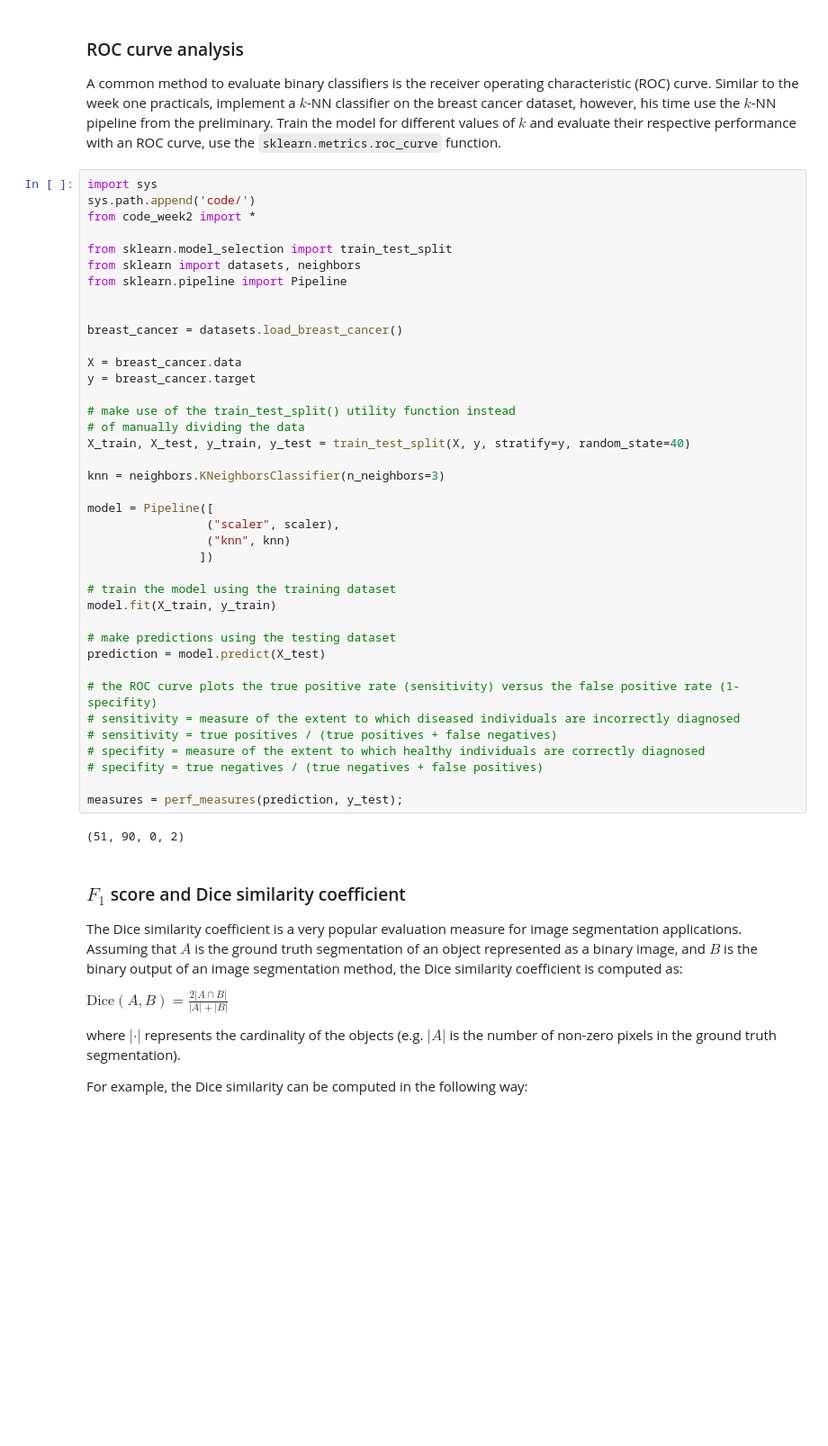
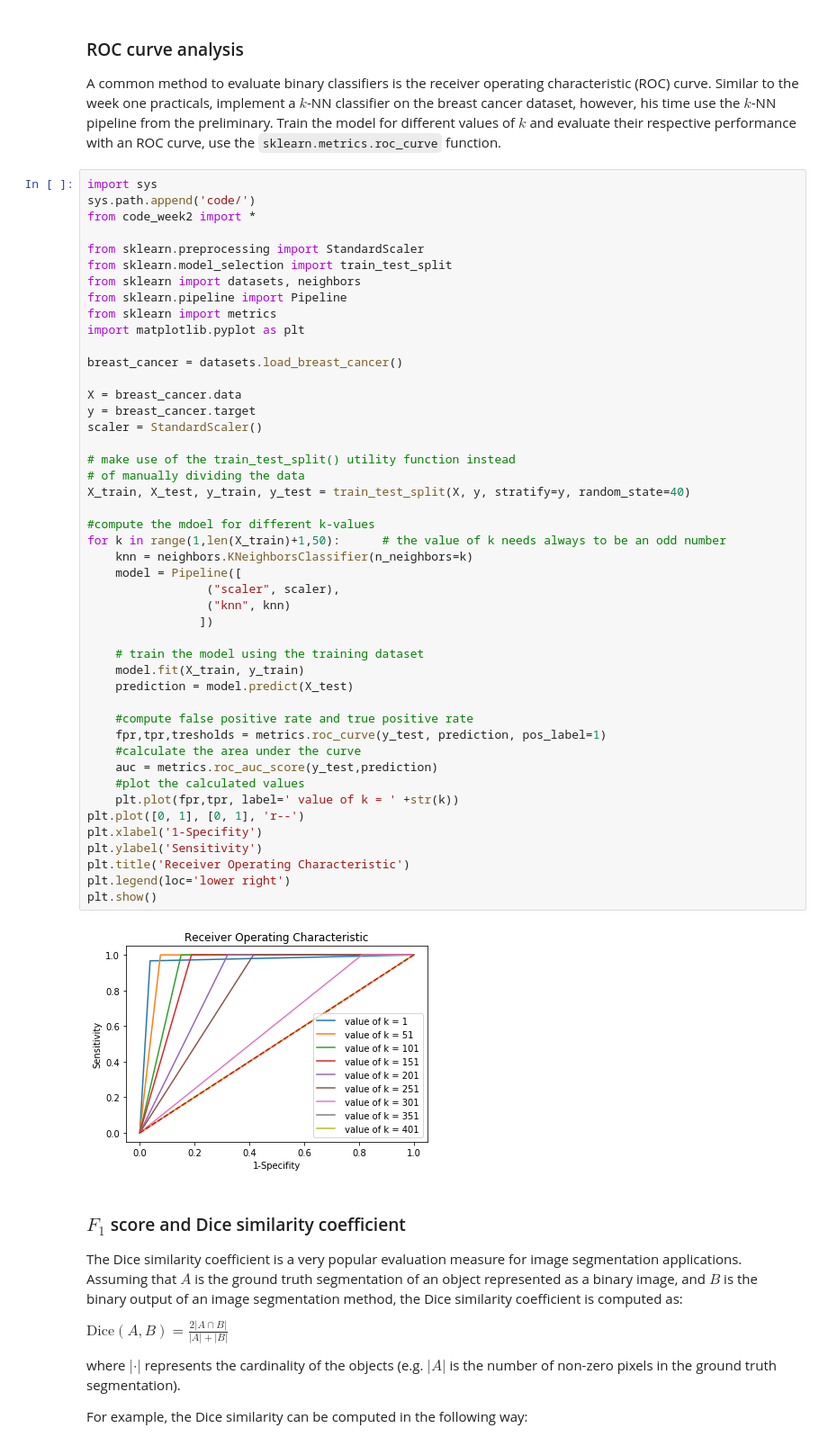
Before and after one commit to ndkruif/8dm40-machine-learning, a Jupyter notebook: practicals/week_2.ipynb, the cells around one changed output. Shown: that part at 90% size. Cells and saved outputs as stored; diff of their text form; blank space fills up the shorter version.

```diff
--- a/practicals/week_2.ipynb
+++ b/practicals/week_2.ipynb
@@ -334,44 +334,51 @@ A common method to evaluate binary classifiers is the receiver operating charact
 # %%
 import sys
 sys.path.append('code/')
 from code_week2 import *
 
+from sklearn.preprocessing import StandardScaler
 from sklearn.model_selection import train_test_split
 from sklearn import datasets, neighbors
 from sklearn.pipeline import Pipeline
-
+from sklearn import metrics
+import matplotlib.pyplot as plt
 
 breast_cancer = datasets.load_breast_cancer()
 
 X = breast_cancer.data
 y = breast_cancer.target
+scaler = StandardScaler()
 
 # make use of the train_test_split() utility function instead
 # of manually dividing the data
 X_train, X_test, y_train, y_test = train_test_split(X, y, stratify=y, random_state=40)
 
-knn = neighbors.KNeighborsClassifier(n_neighbors=3)
-
-model = Pipeline([
+#compute the mdoel for different k-values
+for k in range(1,len(X_train)+1,50):      # the value of k needs always to be an odd number
+    knn = neighbors.KNeighborsClassifier(n_neighbors=k)
+    model = Pipeline([
                  ("scaler", scaler),
                  ("knn", knn)
                 ])
 
-# train the model using the training dataset
-model.fit(X_train, y_train)
+    # train the model using the training dataset
+    model.fit(X_train, y_train)
+    prediction = model.predict(X_test)
 
-# make predictions using the testing dataset
-prediction = model.predict(X_test)
-
-# the ROC curve plots the true positive rate (sensitivity) versus the false positive rate (1-specifity)
-# sensitivity = measure of the extent to which diseased individuals are incorrectly diagnosed
-# sensitivity = true positives / (true positives + false negatives)
-# specifity = measure of the extent to which healthy individuals are correctly diagnosed
-# specifity = true negatives / (true negatives + false positives)
-
-measures = perf_measures(prediction, y_test);
+    #compute false positive rate and true positive rate
+    fpr,tpr,tresholds = metrics.roc_curve(y_test, prediction, pos_label=1)
+    #calculate the area under the curve
+    auc = metrics.roc_auc_score(y_test,prediction)
+    #plot the calculated values
+    plt.plot(fpr,tpr, label=' value of k = ' +str(k))
+plt.plot([0, 1], [0, 1], 'r--')
+plt.xlabel('1-Specifity')
+plt.ylabel('Sensitivity')
+plt.title('Receiver Operating Characteristic')
+plt.legend(loc='lower right')
+plt.show()
 # %% [output]
-(51, 90, 0, 2)
+[figure, added]
 # %% [markdown]
 ### $F_1$ score and Dice similarity coefficient
 
```
Also changed, not shown: 1 other file.
